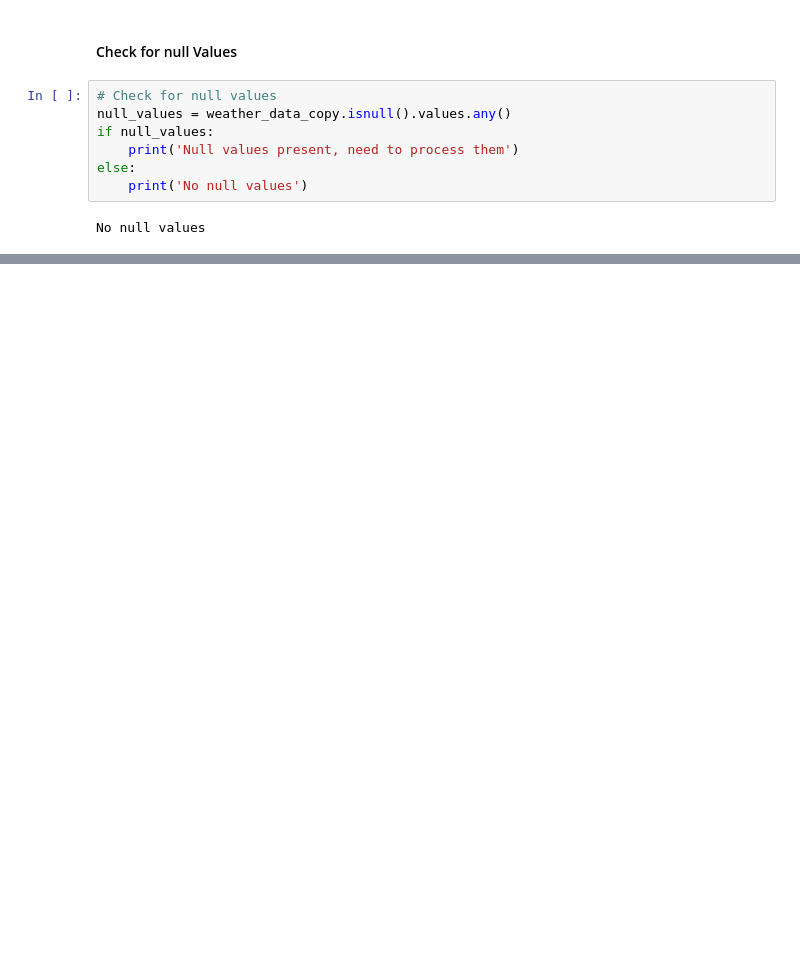
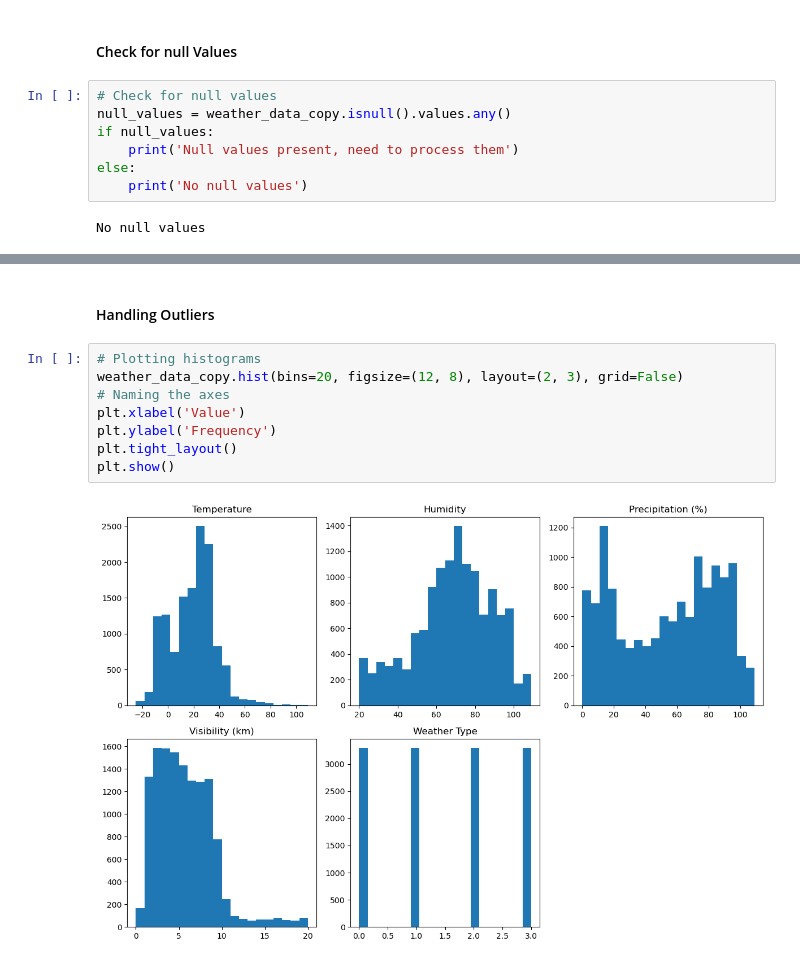
Before and after one commit to hrishi2893/ai-ml-masters, a Jupyter notebook: semester-1/machine-learning/assignment-1/group_142_problem_statement_6.ipynb, the cells around one changed output, grey strips where cells are left out. Cells and saved outputs as stored; diff of their text form; blank space fills up the shorter version.

```diff
--- a/semester-1/machine-learning/assignment-1/group_142_problem_statement_6.ipynb
+++ b/semester-1/machine-learning/assignment-1/group_142_problem_statement_6.ipynb
@@ -172,0 +204,12 @@ No null values
+# %% [markdown]
+#### Handling Outliers
+# %%
+# Plotting histograms
+weather_data_copy.hist(bins=20, figsize=(12, 8), layout=(2, 3), grid=False)
+# Naming the axes
+plt.xlabel('Value')
+plt.ylabel('Frequency')
+plt.tight_layout()
+plt.show()
+# %% [output]
+[figure, added]
```
Also changed, not shown: parts of 15 cells of this notebook.
